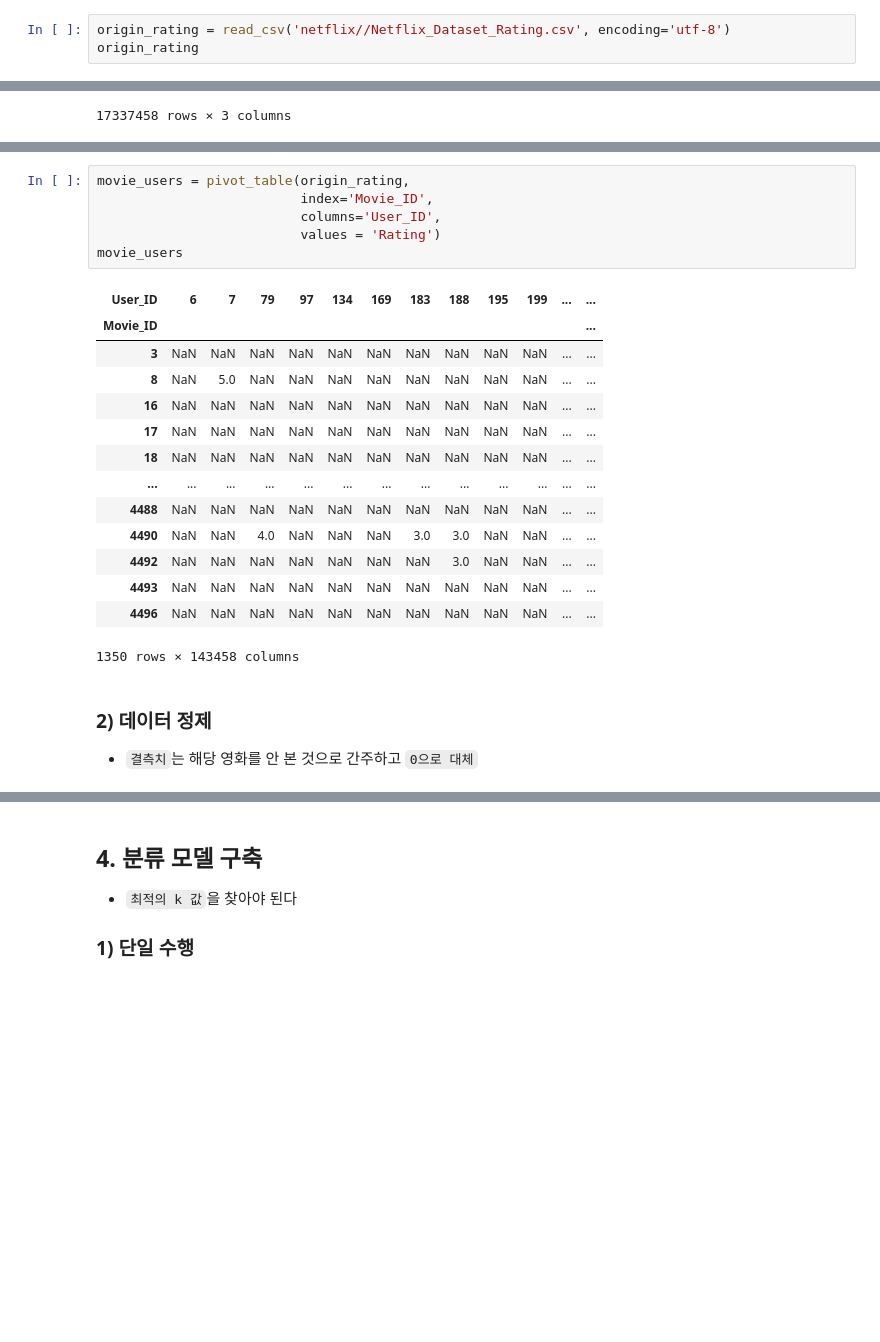
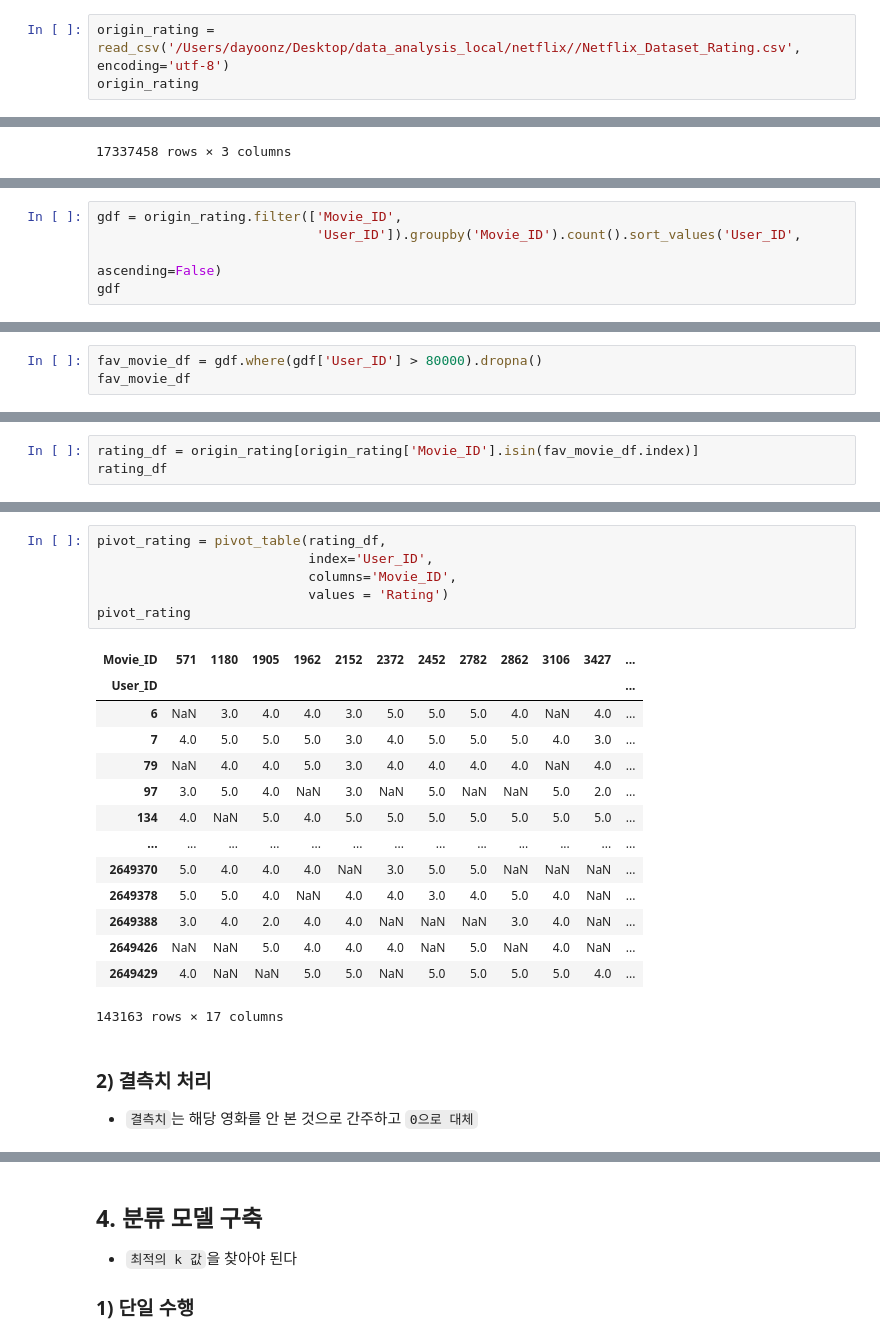
Before and after one commit to dahyoon/data_analysis, a Jupyter notebook: G_데이터마이닝/2_Sklearn/11_분류_영화추천.ipynb, the cells around one changed output, grey strips where cells are left out. Drawn from its saved outputs; the diff is of its cells as text; blank space fills up the shorter version.

Commit message:
movie recommend

```diff
--- a/G_데이터마이닝/2_Sklearn/11_분류_영화추천.ipynb
+++ b/G_데이터마이닝/2_Sklearn/11_분류_영화추천.ipynb
@@ -45,7 +45,7 @@ origin_mv
 # %% [markdown]
 ### 3) 별점 데이터 가져오기
 # %%
-origin_rating = read_csv('netflix//Netflix_Dataset_Rating.csv', encoding='utf-8')
+origin_rating = read_csv('/Users/dayoonz/Desktop/data_analysis_local/netflix//Netflix_Dataset_Rating.csv', encoding='utf-8')
 origin_rating
 # %% [output]
 |  | User_ID | Rating | Movie_ID |
@@ -68,0 +72,5 @@ origin_rating
+# %%
+gdf = origin_rating.filter(['Movie_ID',
+                            'User_ID']).groupby('Movie_ID').count().sort_values('User_ID',
+                                                                                ascending=False)
+gdf
@@ -68,0 +107,3 @@ origin_rating
+# %%
+fav_movie_df = gdf.where(gdf['User_ID'] > 80000).dropna()
+fav_movie_df
@@ -68,0 +130,3 @@ origin_rating
+# %%
+rating_df = origin_rating[origin_rating['Movie_ID'].isin(fav_movie_df.index)]
+rating_df
@@ -69,25 +147,25 @@ origin_rating
 # %%
-movie_users = pivot_table(origin_rating,
-                          index='Movie_ID',
-                          columns='User_ID',
-                          values = 'Rating')
-movie_users
+pivot_rating = pivot_table(rating_df,
+                           index='User_ID',
+                           columns='Movie_ID',
+                           values = 'Rating')
+pivot_rating
 # %% [output]
-| User_ID | 6 | 7 | 79 | 97 | 134 | 169 | 183 | 188 | 195 | 199 | ... | ... |
-| Movie_ID |  |  |  |  |  |  |  |  |  |  |  | ... |
-| 3 | NaN | NaN | NaN | NaN | NaN | NaN | NaN | NaN | NaN | NaN | ... | ... |
-| 8 | NaN | 5.0 | NaN | NaN | NaN | NaN | NaN | NaN | NaN | NaN | ... | ... |
-| 16 | NaN | NaN | NaN | NaN | NaN | NaN | NaN | NaN | NaN | NaN | ... | ... |
-| 17 | NaN | NaN | NaN | NaN | NaN | NaN | NaN | NaN | NaN | NaN | ... | ... |
-| 18 | NaN | NaN | NaN | NaN | NaN | NaN | NaN | NaN | NaN | NaN | ... | ... |
+| Movie_ID | 571 | 1180 | 1905 | 1962 | 2152 | 2372 | 2452 | 2782 | 2862 | 3106 | 3427 | ... |
+| User_ID |  |  |  |  |  |  |  |  |  |  |  | ... |
+| 6 | NaN | 3.0 | 4.0 | 4.0 | 3.0 | 5.0 | 5.0 | 5.0 | 4.0 | NaN | 4.0 | ... |
+| 7 | 4.0 | 5.0 | 5.0 | 5.0 | 3.0 | 4.0 | 5.0 | 5.0 | 5.0 | 4.0 | 3.0 | ... |
+| 79 | NaN | 4.0 | 4.0 | 5.0 | 3.0 | 4.0 | 4.0 | 4.0 | 4.0 | NaN | 4.0 | ... |
+| 97 | 3.0 | 5.0 | 4.0 | NaN | 3.0 | NaN | 5.0 | NaN | NaN | 5.0 | 2.0 | ... |
+| 134 | 4.0 | NaN | 5.0 | 4.0 | 5.0 | 5.0 | 5.0 | 5.0 | 5.0 | 5.0 | 5.0 | ... |
 | ... | ... | ... | ... | ... | ... | ... | ... | ... | ... | ... | ... | ... |
-| 4488 | NaN | NaN | NaN | NaN | NaN | NaN | NaN | NaN | NaN | NaN | ... | ... |
-| 4490 | NaN | NaN | 4.0 | NaN | NaN | NaN | 3.0 | 3.0 | NaN | NaN | ... | ... |
-| 4492 | NaN | NaN | NaN | NaN | NaN | NaN | NaN | 3.0 | NaN | NaN | ... | ... |
-| 4493 | NaN | NaN | NaN | NaN | NaN | NaN | NaN | NaN | NaN | NaN | ... | ... |
-| 4496 | NaN | NaN | NaN | NaN | NaN | NaN | NaN | NaN | NaN | NaN | ... | ... |
+| 2649370 | 5.0 | 4.0 | 4.0 | 4.0 | NaN | 3.0 | 5.0 | 5.0 | NaN | NaN | NaN | ... |
+| 2649378 | 5.0 | 5.0 | 4.0 | NaN | 4.0 | 4.0 | 3.0 | 4.0 | 5.0 | 4.0 | NaN | ... |
+| 2649388 | 3.0 | 4.0 | 2.0 | 4.0 | 4.0 | NaN | NaN | NaN | 3.0 | 4.0 | NaN | ... |
+| 2649426 | NaN | NaN | 5.0 | 4.0 | 4.0 | 4.0 | NaN | 5.0 | NaN | 4.0 | NaN | ... |
+| 2649429 | 4.0 | NaN | NaN | 5.0 | 5.0 | NaN | 5.0 | 5.0 | 5.0 | 5.0 | 4.0 | ... |
-1350 rows × 143458 columns
+143163 rows × 17 columns
 # %% [markdown]
-### 2) 데이터 정제
+### 2) 결측치 처리
 - `결측치`는 해당 영화를 안 본 것으로 간주하고 `0으로 대체`
 # %%
```
Also changed, not shown: parts of 19 cells of this notebook, 5 other files.
